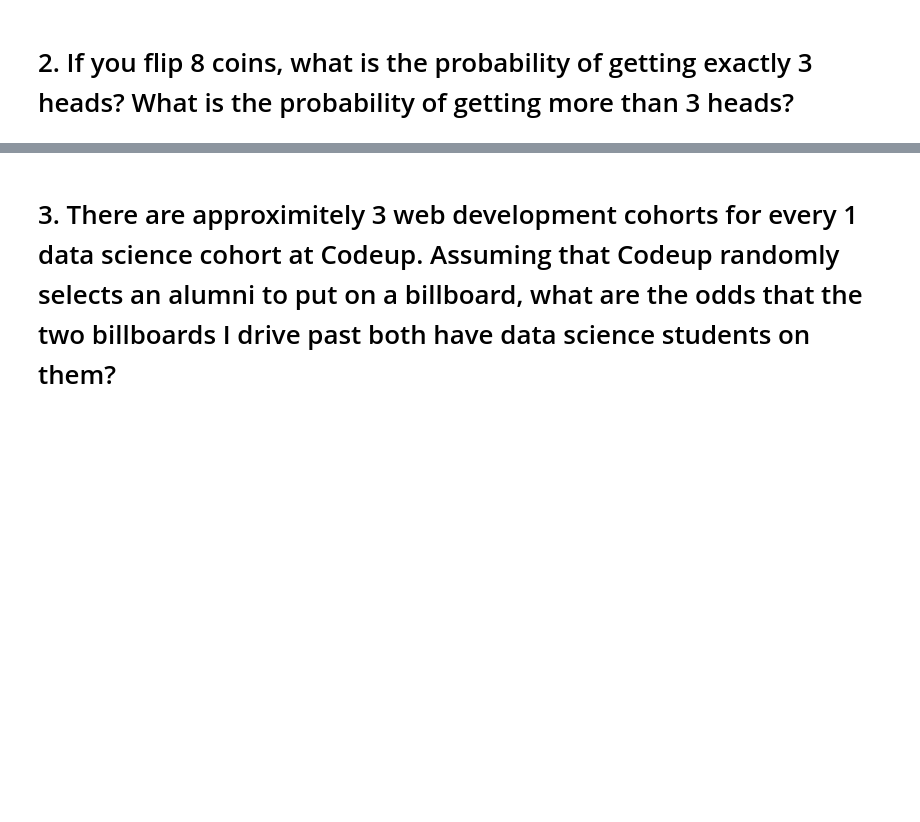
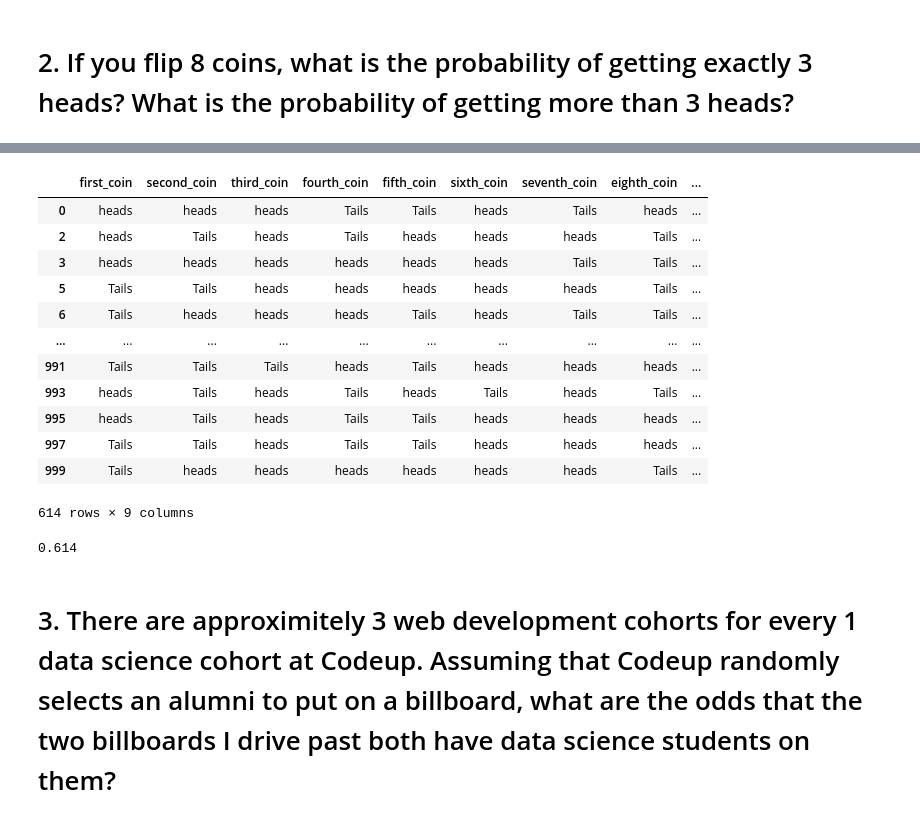
Before and after one commit to rajaramgautam/statistics-exercises, a Jupyter notebook: simulation.ipynb, the cells around one changed output, grey strips where cells are left out. Cells and saved outputs as stored; diff of their text form; code cells hidden in the pictures; blank space fills up the shorter version.

```diff
--- a/simulation.ipynb
+++ b/simulation.ipynb
@@ -9,2 +185,22 @@
+# %%
+flips[(flips.head_count > 3)]
+# %% [output]
+|  | first_coin | second_coin | third_coin | fourth_coin | fifth_coin | sixth_coin | seventh_coin | eighth_coin | ... |
+| 0 | heads | heads | heads | Tails | Tails | heads | Tails | heads | ... |
+| 2 | heads | Tails | heads | Tails | heads | heads | heads | Tails | ... |
+| 3 | heads | heads | heads | heads | heads | heads | Tails | Tails | ... |
+| 5 | Tails | Tails | heads | heads | heads | heads | heads | Tails | ... |
+| 6 | Tails | heads | heads | heads | Tails | heads | Tails | Tails | ... |
+| ... | ... | ... | ... | ... | ... | ... | ... | ... | ... |
+| 991 | Tails | Tails | Tails | heads | Tails | heads | heads | heads | ... |
+| 993 | heads | Tails | heads | Tails | heads | Tails | heads | Tails | ... |
+| 995 | heads | Tails | heads | Tails | Tails | heads | heads | heads | ... |
+| 997 | Tails | Tails | heads | Tails | Tails | heads | heads | heads | ... |
+| 999 | Tails | heads | heads | heads | heads | heads | heads | Tails | ... |
+614 rows × 9 columns
+# %%
+(flips.head_count > 3).mean()
+# %% [output]
+0.614
 # %% [markdown]
 # 3. There are approximitely 3 web development cohorts for every 1 data science cohort at Codeup. Assuming that Codeup randomly selects an alumni to put on a billboard, what are the odds that the two billboards I drive past both have data science students on them?
```
Also changed, not shown: parts of 54 cells of this notebook.
